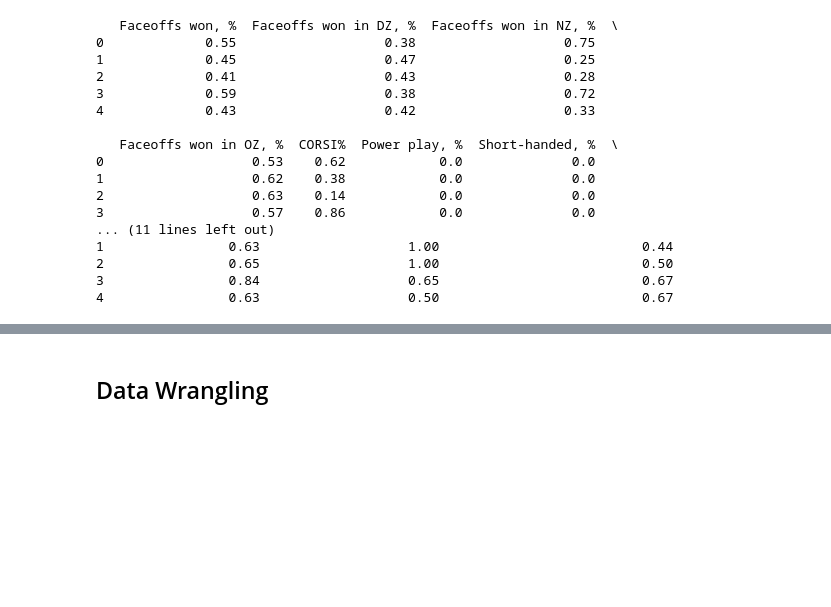
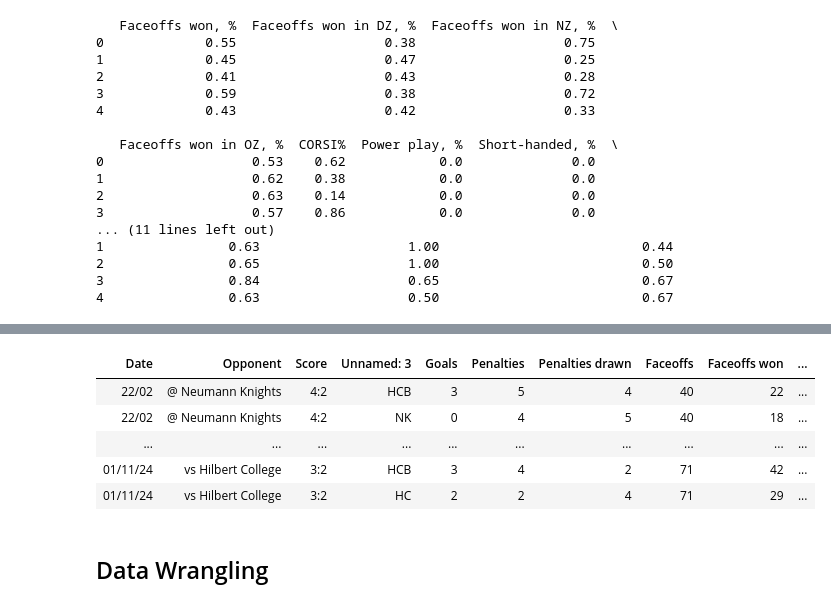
Before and after one commit to sarahsetiawan/Hood-Hockey, a Jupyter notebook: DataCleaning/Instat_DataCleaning/GamesNew.ipynb, the cells around one changed output, grey strips where cells are left out. Saved outputs shown, nothing was run; the diff lists cells and outputs as text; code cells hidden in the pictures; blank space fills up the shorter version.

```diff
--- a/DataCleaning/Instat_DataCleaning/GamesNew.ipynb
+++ b/DataCleaning/Instat_DataCleaning/GamesNew.ipynb
@@ -279,3 +333,13 @@ non_numeric_columns_df.head()
+# %%
+# Display the dataframe as a scrollable HTML table
+display(HTML(games_opps_df.to_html(index=False, max_rows=5, max_cols=None, notebook=True)))
+# %% [output]
+| Date | Opponent | Score | Unnamed: 3 | Goals | Penalties | Penalties drawn | Faceoffs | Faceoffs won | ... |
+| 22/02 | @ Neumann Knights | 4:2 | HCB | 3 | 5 | 4 | 40 | 22 | ... |
+| 22/02 | @ Neumann Knights | 4:2 | NK | 0 | 4 | 5 | 40 | 18 | ... |
+| ... | ... | ... | ... | ... | ... | ... | ... | ... | ... |
+| 01/11/24 | vs Hilbert College | 3:2 | HCB | 3 | 4 | 2 | 71 | 42 | ... |
+| 01/11/24 | vs Hilbert College | 3:2 | HC | 2 | 2 | 4 | 71 | 29 | ... |
 # %% [markdown]
 ## Data Wrangling
 # %%
```
Also changed, not shown: parts of 17 cells of this notebook, 5 other files.
